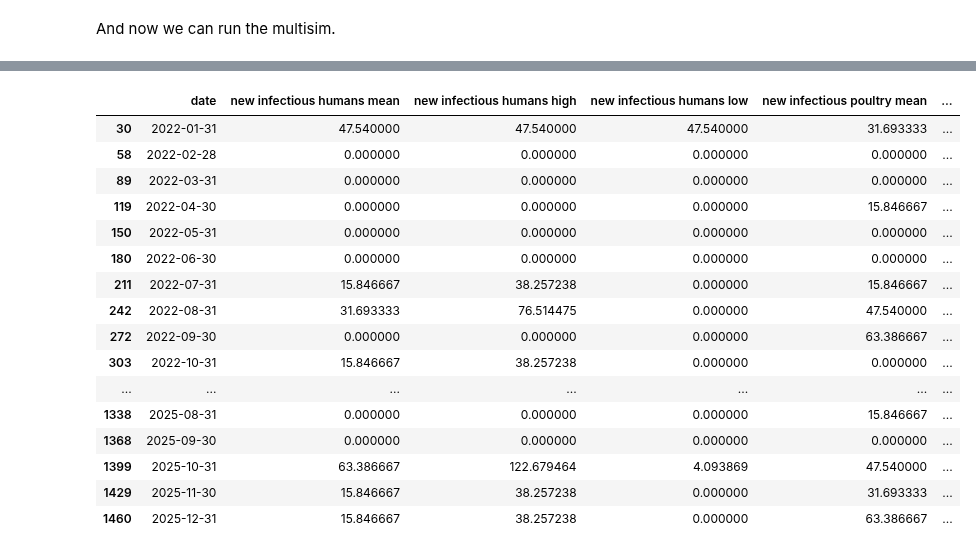
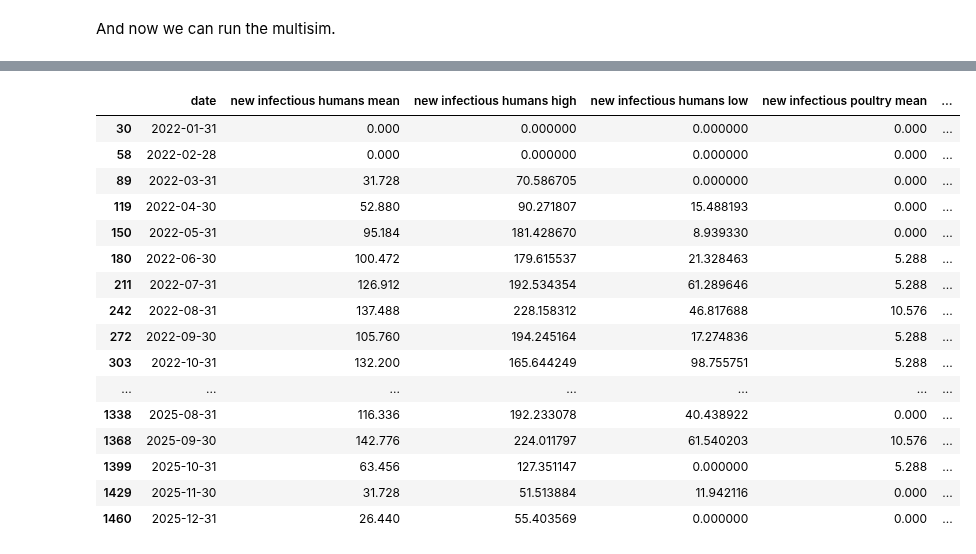
Before and after one commit to Flynn-Primrose/Zoonosim, a Jupyter notebook: workflows/zoonosim_paper.ipynb, the cells around one changed output, grey strips where cells are left out. Saved outputs shown, nothing was run; the diff lists cells and outputs as text; code cells hidden in the pictures.

```diff
--- a/workflows/zoonosim_paper.ipynb
+++ b/workflows/zoonosim_paper.ipynb
@@ -625,3 +678,20 @@ baseline_msim = zn.MultiSim(baseline_sims, n_runs = 1000, verbose = zn.options.g
+# %%
+focus = 'Ontario' # must be a Canadian province. No data for NB.
+reps = 5
+top_sims = []
+
+for key in good_pars.keys():
+    if key.split('_')[0] == focus:
+        temp_pars = good_pars[key]
+        for index in range(reps):
+            temp_pars['rand_seed'] += index
+            temp_label = f'{key}_{index}'
+            temp_sim = zn.Sim(datafile = provincial_data[focus], label = temp_label, pars=baseline_pars)
+            temp_sim.update_pars(temp_pars, recursive=True)
+            top_sims.append(temp_sim)
+
+
+top_msim = zn.MultiSim(top_sims, verbose=zn.options.get('verbose'), label=focus)
 # %% [markdown]
 And now we can run the multisim.
 # %%
@@ -633,5 +703,5 @@ if __name__ == "__main__": # This is needed because Windows is weird.
 # %%
-current_msim = zn.MultiSim.load(f'../msims/{project_name}_w_data.msim')
+current_msim = zn.MultiSim.load(f'../msims/{project_name}_{focus.replace(" ", "_")}_w_data.msim')
 current_msim.reduce(use_mean=True, bounds=1)
 # %%
 current_msim.result_keys()
@@ -664,7 +734,7 @@ basic_data = pd.DataFrame({ 'date': current_msim.base_sim.datevec,
                             })
 basic_data['date'] = pd.to_datetime(basic_data['date'])
 monthly_data=basic_data[basic_data['date'].dt.is_month_end]
-monthly_data['new infectious poultry actual'] = calibration_data['monthly_new_poultry_flock_infectious'].values
+monthly_data['new infectious poultry actual'] = provincial_data[focus]['monthly_new_poultry_flock_infectious'].values
 #monthly_data['new infectious humans actual'] = calibration_data['monthly_new_human_infectious'].values
 monthly_data
 # %% [output]
@@ -688,26 +758,26 @@ monthly_data
 # %%
 scaled_monthly_data = monthly_data.copy()
 numeric_cols = scaled_monthly_data.select_dtypes(include='number').columns
-scaled_monthly_data[numeric_cols] *= scale_adjustment
+scaled_monthly_data[numeric_cols] *= scale_adjustments[focus]
 scaled_monthly_data
 # %% [output]
 |  | date | new infectious humans mean | new infectious humans high | new infectious humans low | new infectious poultry mean | ... |
-| 30 | 2022-01-31 | 47.540000 | 47.540000 | 47.540000 | 31.693333 | ... |
-| 58 | 2022-02-28 | 0.000000 | 0.000000 | 0.000000 | 0.000000 | ... |
-| 89 | 2022-03-31 | 0.000000 | 0.000000 | 0.000000 | 0.000000 | ... |
-| 119 | 2022-04-30 | 0.000000 | 0.000000 | 0.000000 | 15.846667 | ... |
-| 150 | 2022-05-31 | 0.000000 | 0.000000 | 0.000000 | 0.000000 | ... |
-| 180 | 2022-06-30 | 0.000000 | 0.000000 | 0.000000 | 0.000000 | ... |
-| 211 | 2022-07-31 | 15.846667 | 38.257238 | 0.000000 | 15.846667 | ... |
-| 242 | 2022-08-31 | 31.693333 | 76.514475 | 0.000000 | 47.540000 | ... |
-| 272 | 2022-09-30 | 0.000000 | 0.000000 | 0.000000 | 63.386667 | ... |
-| 303 | 2022-10-31 | 15.846667 | 38.257238 | 0.000000 | 0.000000 | ... |
+| 30 | 2022-01-31 | 0.000 | 0.000000 | 0.000000 | 0.000 | ... |
+| 58 | 2022-02-28 | 0.000 | 0.000000 | 0.000000 | 0.000 | ... |
+| 89 | 2022-03-31 | 31.728 | 70.586705 | 0.000000 | 0.000 | ... |
+| 119 | 2022-04-30 | 52.880 | 90.271807 | 15.488193 | 0.000 | ... |
+| 150 | 2022-05-31 | 95.184 | 181.428670 | 8.939330 | 0.000 | ... |
+| 180 | 2022-06-30 | 100.472 | 179.615537 | 21.328463 | 5.288 | ... |
+| 211 | 2022-07-31 | 126.912 | 192.534354 | 61.289646 | 5.288 | ... |
+| 242 | 2022-08-31 | 137.488 | 228.158312 | 46.817688 | 10.576 | ... |
+| 272 | 2022-09-30 | 105.760 | 194.245164 | 17.274836 | 5.288 | ... |
+| 303 | 2022-10-31 | 132.200 | 165.644249 | 98.755751 | 5.288 | ... |
 | ... | ... | ... | ... | ... | ... | ... |
-| 1338 | 2025-08-31 | 0.000000 | 0.000000 | 0.000000 | 15.846667 | ... |
-| 1368 | 2025-09-30 | 0.000000 | 0.000000 | 0.000000 | 0.000000 | ... |
-| 1399 | 2025-10-31 | 63.386667 | 122.679464 | 4.093869 | 47.540000 | ... |
-| 1429 | 2025-11-30 | 15.846667 | 38.257238 | 0.000000 | 31.693333 | ... |
-| 1460 | 2025-12-31 | 15.846667 | 38.257238 | 0.000000 | 63.386667 | ... |
+| 1338 | 2025-08-31 | 116.336 | 192.233078 | 40.438922 | 0.000 | ... |
+| 1368 | 2025-09-30 | 142.776 | 224.011797 | 61.540203 | 10.576 | ... |
+| 1399 | 2025-10-31 | 63.456 | 127.351147 | 0.000000 | 5.288 | ... |
+| 1429 | 2025-11-30 | 31.728 | 51.513884 | 11.942116 | 0.000 | ... |
+| 1460 | 2025-12-31 | 26.440 | 55.403569 | 0.000000 | 0.000 | ... |
 # %%
 mean = Line2D([0], [0], color='#0173b2', linestyle='dotted', label='mean', linewidth = 2)
 variance = mpatches.Patch(facecolor='#0173b2', alpha=0.3)
```
Also changed, not shown: parts of 25 cells of this notebook, 13 other files.
